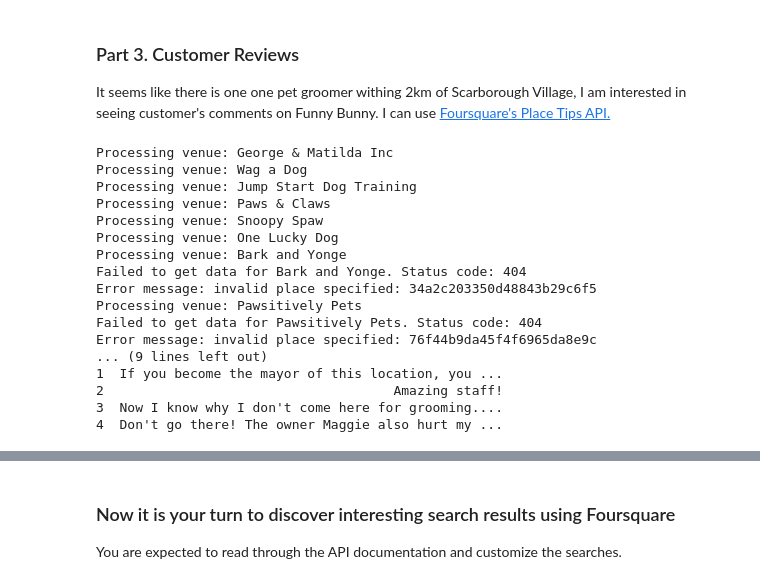
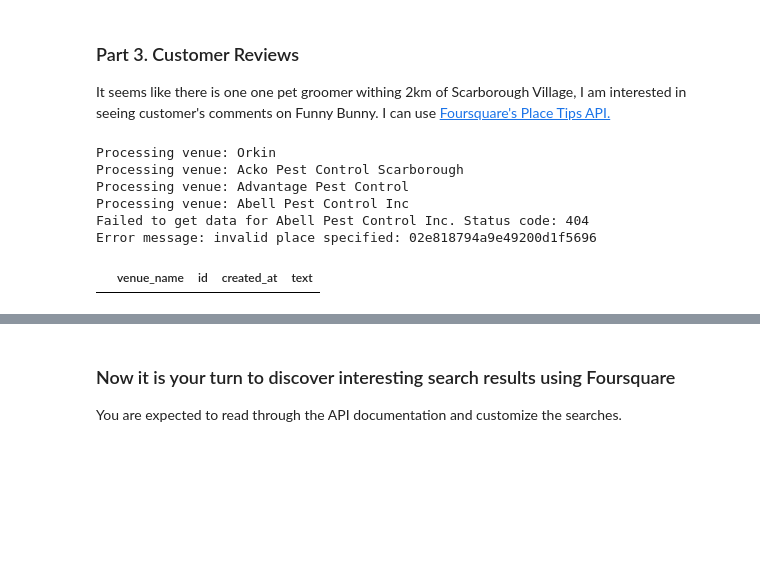
Before and after one commit to lazelee/Capstone-Project, a Jupyter notebook: ExploringCompetitorsPest.ipynb, the cells around one changed output, grey strips where cells are left out. Cells and saved outputs as stored; diff of their text form; code cells hidden in the pictures; blank space fills up the shorter version.

```diff
--- a/ExploringCompetitorsPest.ipynb
+++ b/ExploringCompetitorsPest.ipynb
@@ -208,18 +203,17 @@ map_toronto
 ### Part 3. Customer Reviews
 It seems like there is one one pet groomer withing 2km of Scarborough Village, I am interested in seeing customer's comments on Funny Bunny.  I can use [Foursquare's Place Tips API.](https://docs.foursquare.com/developer/reference/place-tips)
 # %%
-import requests
-import pandas as pd
-
-# Function to get tips for venues
-def getTips(venues, fsq_ids, headers):
+# a function to loop through the list of pest control services in the neighborhood and compile all the comments related to them
+def getTips(venues, fsq_ids):
     venues_tips = []
 
     for venue, fsq_id in zip(venues, fsq_ids):
         print(f"Processing venue: {venue}")
 
-        # Create the API request URL
+
+        # Create the API request URL and parameters
         url = f"https://api.foursquare.com/v3/places/{fsq_id}/tips"
+
 
         # Make the GET request
         response = requests.get(url, headers=headers)
@@ -230,66 +224,51 @@ def getTips(venues, fsq_ids, headers):
             print(f"Error message: {response.text}")
             continue
 
-        # Parse the JSON response (assumes a list is returned)
         results = response.json()
 
-        # Extract tip information
+        # Parse the JSON response
         for tip in results:
-            tip_id = tip.get('id', 'Unknown')
-            tip_created = tip.get('created_at', 'Unknown')
-            tip_text = tip.get('text', 'No text available')
+            # Extract venue information
+            tip_id = tip.get('id')
+            tip_created = tip.get('created_at')
+            tip_text = tip.get('text')
+
 
             # Append to the list
             venues_tips.append([
-                venue,
+                venues,
                 tip_id,
                 tip_created,
                 tip_text
             ])
+
 
     # Create a DataFrame from the list
     nearby_tips = pd.DataFrame(venues_tips, columns=[
         'venue_name',
         'id',
         'created_at',
         'text'
     ])
 
     return nearby_tips
 
-# Define headers
-headers = {
-    "Accept": "application/json",
-    "Authorization": "fsq33xfBNISaHDapFiEhG4Ro8+1U4UZkzFo0RmJkXomhMAg="  # Replace with your actual API key
-}
 
-# Example usage with DataFrame
 nearby_tips = getTips(
     venues=search_area['Venue'],
-    fsq_ids=search_area['fsq_id'],
-    headers=headers
+    fsq_ids=search_area['fsq_id']
 )
 
-# Display the first few rows
-print(nearby_tips.head())
+# Display the first few rows of the resulting DataFrame
+nearby_tips.head()
 # %% [output]
-Processing venue: George & Matilda Inc
-Processing venue: Wag a Dog
-Processing venue: Jump Start Dog Training
-Processing venue: Paws & Claws
-Processing venue: Snoopy Spaw
-Processing venue: One Lucky Dog
-Processing venue: Bark and Yonge
-Failed to get data for Bark and Yonge. Status code: 404
-Error message: invalid place specified: 34a2c203350d48843b29c6f5
-Processing venue: Pawsitively Pets
-Failed to get data for Pawsitively Pets. Status code: 404
-Error message: invalid place specified: 76f44b9da45f4f6965da8e9c
-... (9 lines left out)
-1  If you become the mayor of this location, you ...
-2                                     Amazing staff!
-3  Now I know why I don't come here for grooming....
-4  Don't go there! The owner Maggie also hurt my ...
+Processing venue: Orkin
+Processing venue: Acko Pest Control Scarborough
+Processing venue: Advantage Pest Control
+Processing venue: Abell Pest Control Inc
+Failed to get data for Abell Pest Control Inc. Status code: 404
+Error message: invalid place specified: 02e818794a9e49200d1f5696
+|  | venue_name | id | created_at | text |
 # %%
 #Additionally feature...
 from textblob import TextBlob
```
Also changed, not shown: parts of 3 cells of this notebook.
